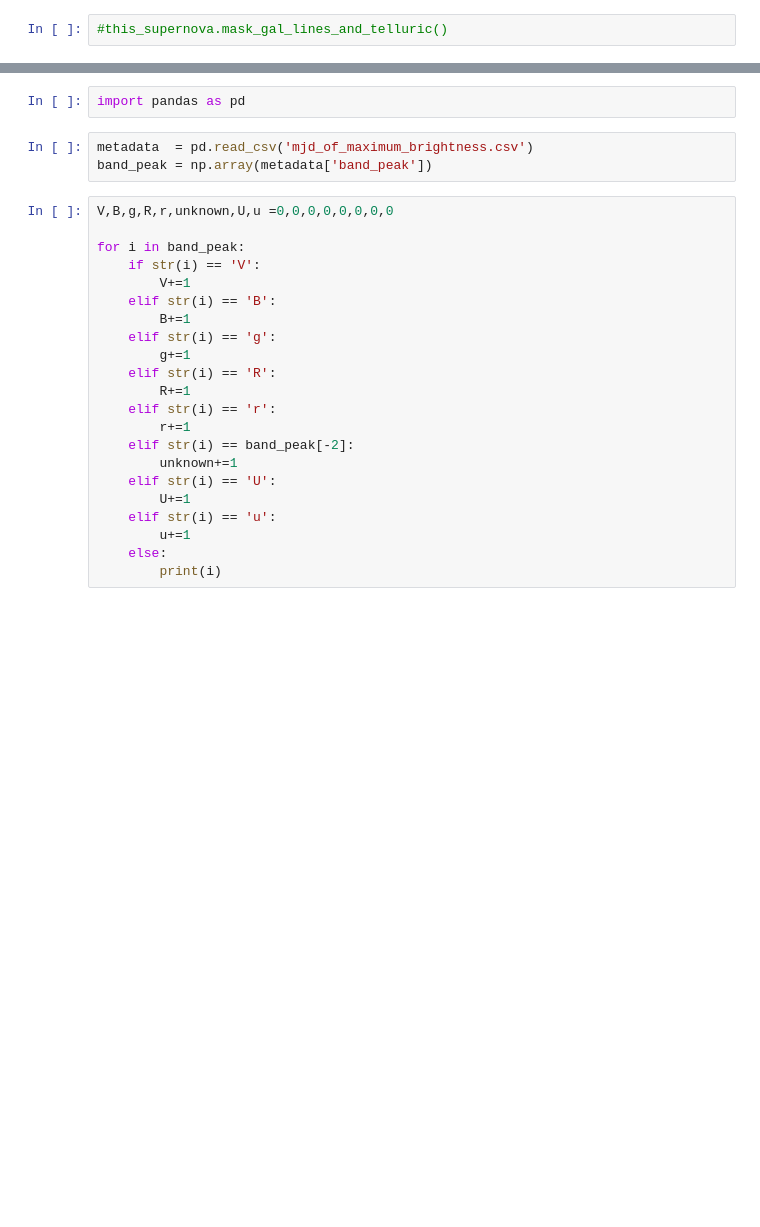
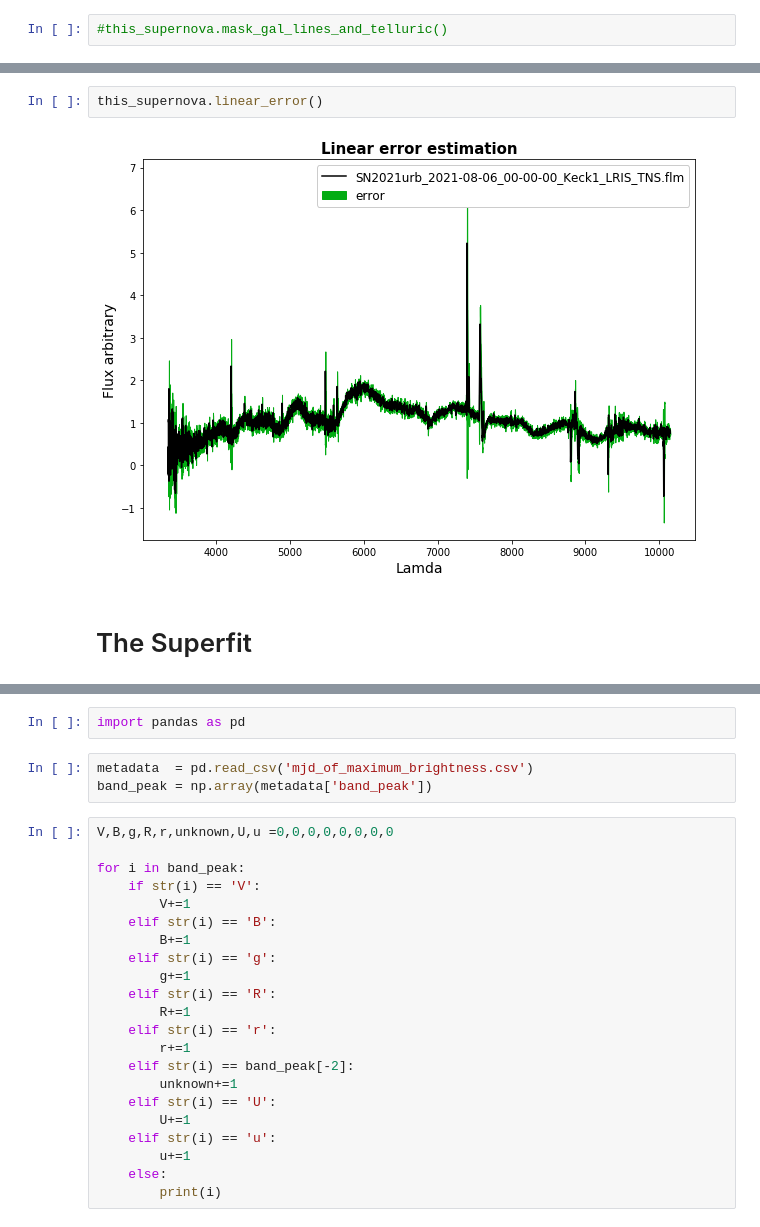
Before and after one commit to oyaron/NGSF, a Jupyter notebook: SF_class.ipynb, the cells around one changed output, grey strips where cells are left out. Cells and saved outputs as stored; diff of their text form; blank space fills up the shorter version.

```diff
--- a/SF_class.ipynb
+++ b/SF_class.ipynb
@@ -26,3 +21,9 @@ this_supernova.mask_galaxy_lines()
+# %%
+this_supernova.linear_error()
+# %% [output]
+[figure, added]
+# %% [markdown]
+# The Superfit
 # %%
 this_supernova.superfit()
 # %% [output]
```
Also changed, not shown: parts of 14 cells of this notebook, 3 other files.
